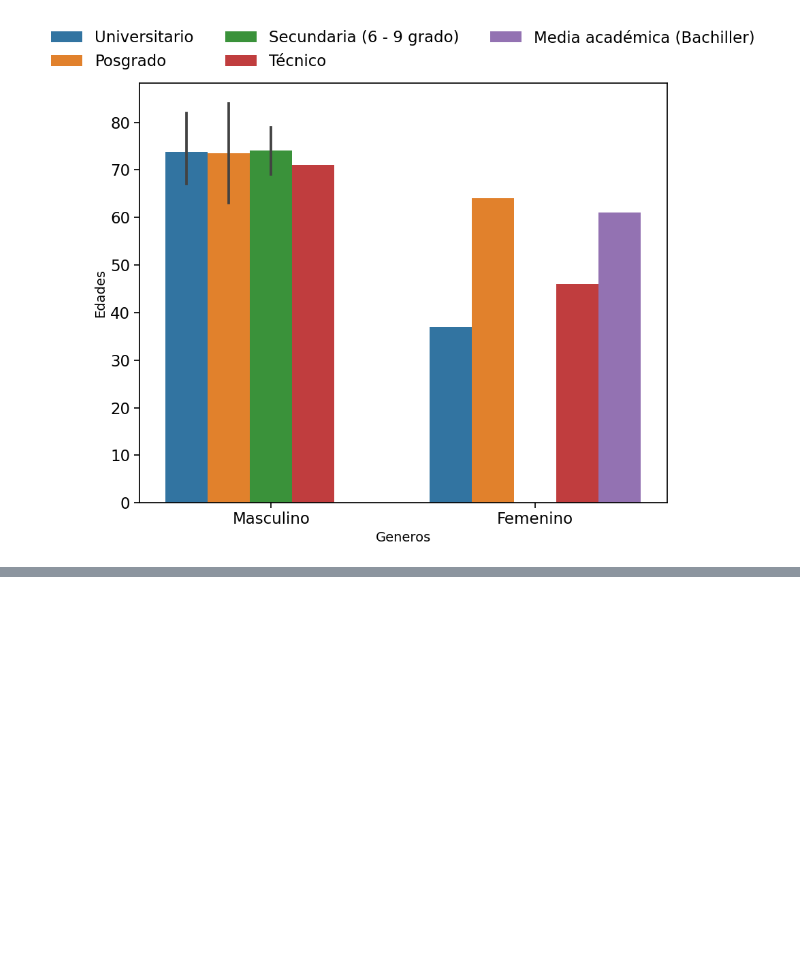
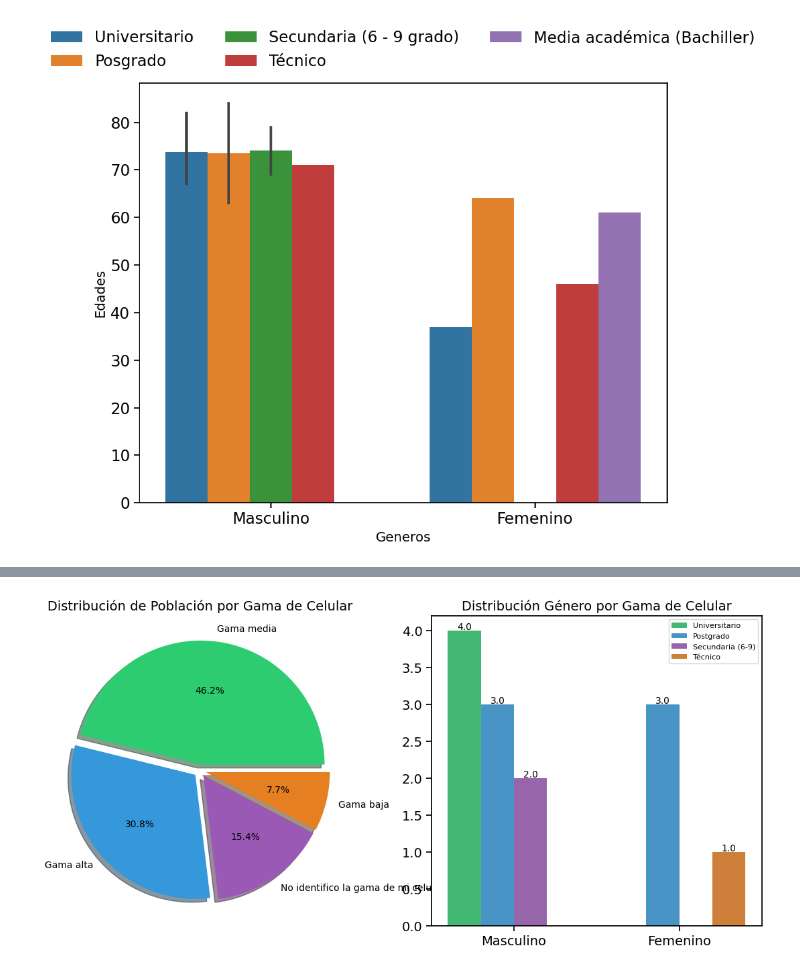
Before and after one commit to jaquimbayoc7/AnalisisProyeccionSocial, a Jupyter notebook: Analisis.ipynb, the cells around one changed output, grey strips where cells are left out. Cells and saved outputs as stored; diff of their text form; code cells hidden in the pictures; blank space fills up the shorter version.

```diff
--- a/Analisis.ipynb
+++ b/Analisis.ipynb
@@ -195,0 +298,5 @@ drawChart('genero','estrato','Distribución de Población por Estrato','Distribu
+# %%
+#El 46.2% de la población sabe identificar la gama de su celular los cuales tienen un celular gama media, 30,8% gama alta y el 15,4% no identifico la gama de su celular.
+drawChartDos('genero','gamacel','Distribución de Población por Gama de Celular','Distribución Género por Gama de Celular',(0.05, 0.05, 0.05, 0.05), sizes=[14,6])
+# %% [output]
+[figure, added]
```
Also changed, not shown: parts of 20 cells of this notebook, 1 other file.
